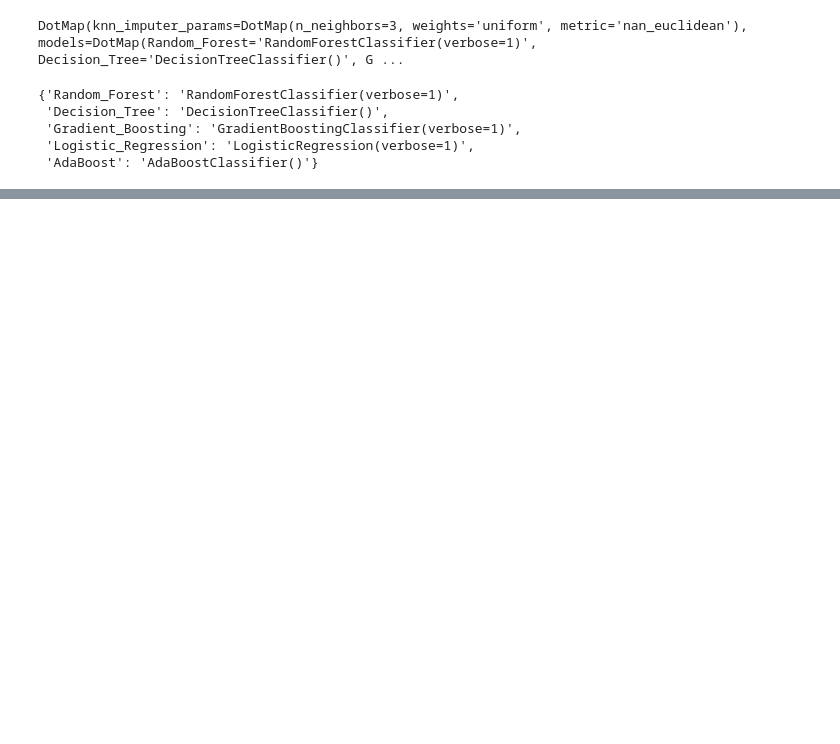
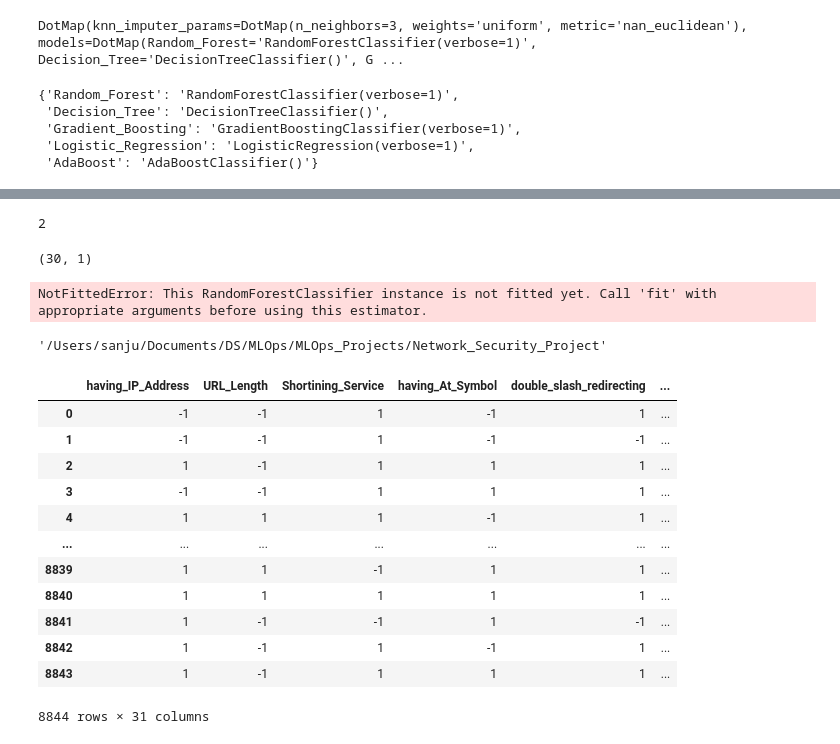
Before and after one commit to Gajender0707/Network_Security_MLOps_Project, a Jupyter notebook: research/reasearch.ipynb, the cells around one changed output, grey strips where cells are left out. Drawn from its saved outputs; the diff is of its cells as text; code cells hidden in the pictures; blank space fills up the shorter version.

```diff
--- a/research/reasearch.ipynb
+++ b/research/reasearch.ipynb
@@ -392,0 +460,33 @@ Test Accuracy: 0.8864767073722297
+# %%
+X.ndim
+# %% [output]
+2
+# %%
+X.shape
+# %% [output]
+(30, 1)
+# %%
+model.predict(X)
+# %% [output]
+NotFittedError: This RandomForestClassifier instance is not fitted yet. Call 'fit' with appropriate arguments before using this estimator.
+# %%
+pwd
+# %% [output]
+'/Users/sanju/Documents/DS/MLOps/MLOps_Projects/Network_Security_Project'
+# %%
+valid_train=pd.read_csv("/Users/sanju/Documents/DS/MLOps/MLOps_Projects/Network_Security_Project/artifacts/data_validation/valid_data/train.csv")
+valid_train
+# %% [output]
+|  | having_IP_Address | URL_Length | Shortining_Service | having_At_Symbol | double_slash_redirecting | ... |
+| 0 | -1 | -1 | 1 | -1 | 1 | ... |
+| 1 | -1 | -1 | 1 | -1 | -1 | ... |
+| 2 | 1 | -1 | 1 | 1 | 1 | ... |
+| 3 | -1 | -1 | 1 | 1 | 1 | ... |
+| 4 | 1 | 1 | 1 | -1 | 1 | ... |
+| ... | ... | ... | ... | ... | ... | ... |
+| 8839 | 1 | 1 | -1 | 1 | 1 | ... |
+| 8840 | 1 | 1 | 1 | 1 | 1 | ... |
+| 8841 | 1 | -1 | -1 | 1 | -1 | ... |
+| 8842 | 1 | -1 | 1 | -1 | 1 | ... |
+| 8843 | 1 | -1 | 1 | 1 | 1 | ... |
+8844 rows × 31 columns
```
Also changed, not shown: parts of 22 cells of this notebook, 14 other files.
